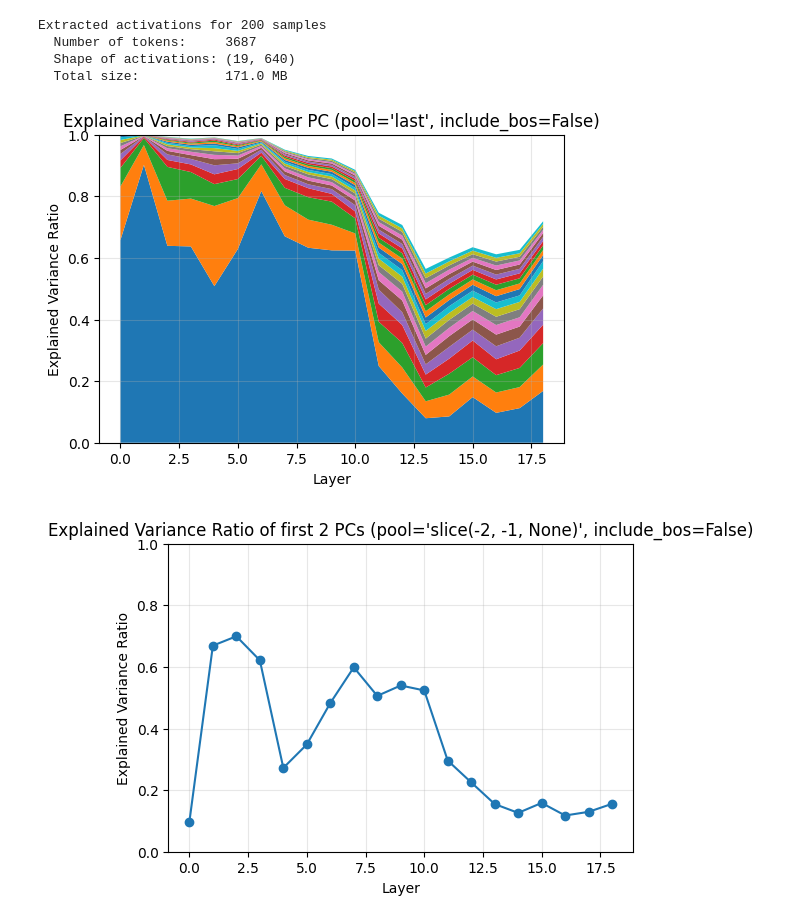
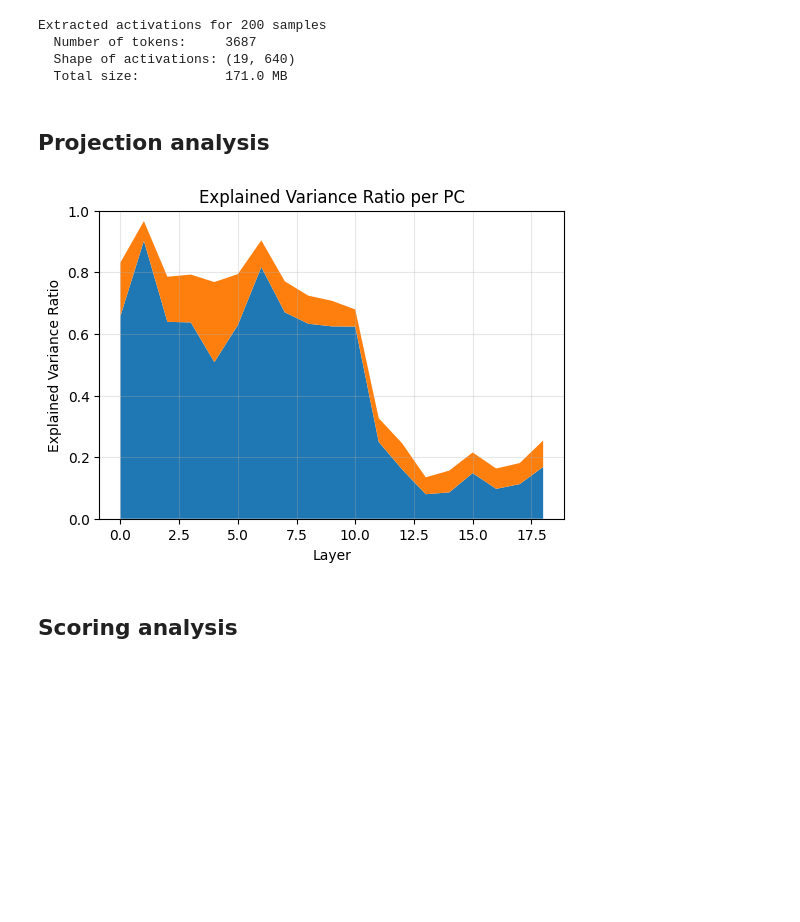
Before and after one commit to ndalton12/latent-dynamics, a Jupyter notebook: notebooks/dev.ipynb, the cells around one changed output. Drawn from its saved outputs; the diff is of its cells as text; code cells hidden in the pictures; blank space fills up the shorter version.

```diff
--- a/notebooks/dev.ipynb
+++ b/notebooks/dev.ipynb
@@ -61,7 +84,14 @@ Extracted activations for 200 samples
   Number of tokens:     3687
   Shape of activations: (19, 640)
   Total size:           171.0 MB
+# %% [markdown]
+## Projection analysis
+# %%
+pcas = compute_layerwise_pca(activations_all, pool_method="last")
+plot_layerwise_pca_ratio(pcas)
+# %% [output]
+[figure, added]
 # %%
-analyze_layerwise_pca(activations_all, pool_method="last")
+plot_layerwise_pca(activations_all, pcas, pool_method="last")
-# %% [output]
-[figure, removed]
+# %% [markdown]
+## Scoring analysis
@@ -68,4 +100,2 @@ analyze_layerwise_pca(activations_all, pool_method="last")
 # %%
-pca_last = compute_layerwise_pca(activations_all, pool_method="last")
+plot_layerwise_score(activations_all, scorers, pool_method="last")
-# %% [output]
-[figure, removed]
```
Also changed, not shown: parts of 33 cells of this notebook.
